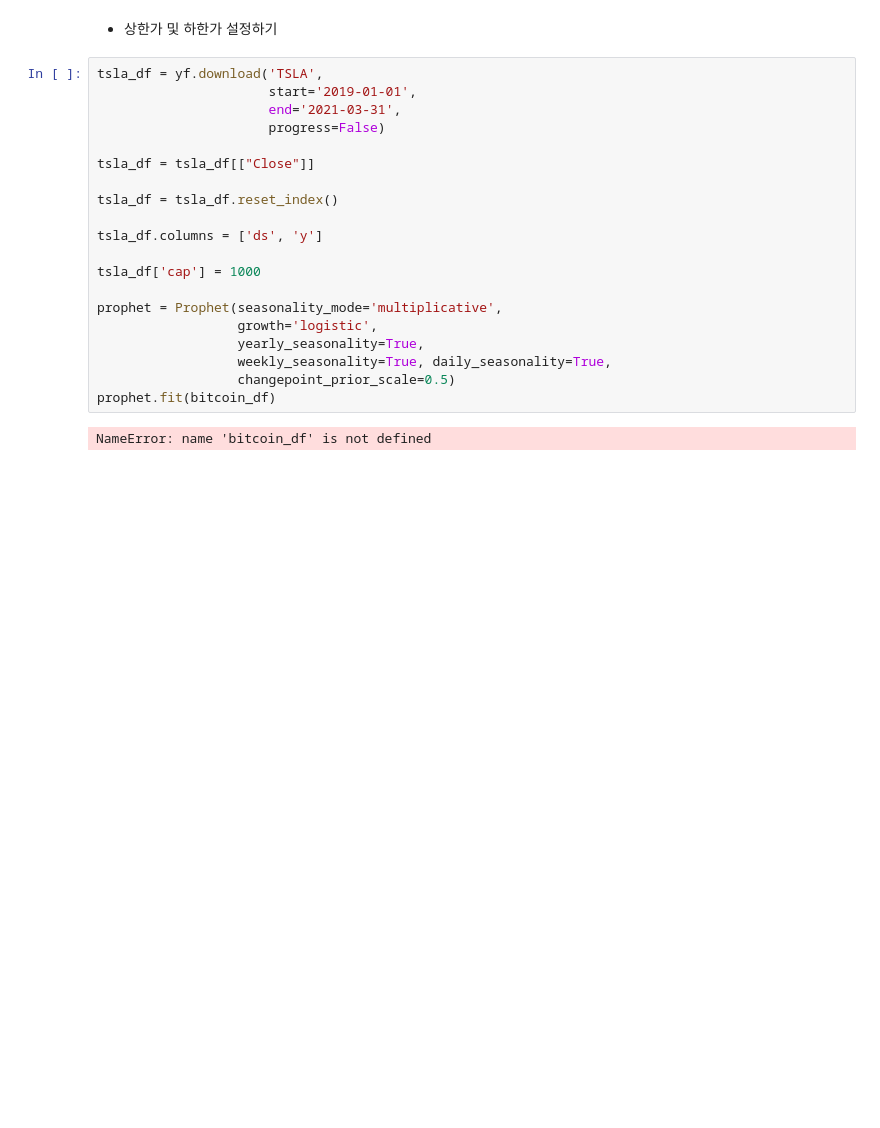
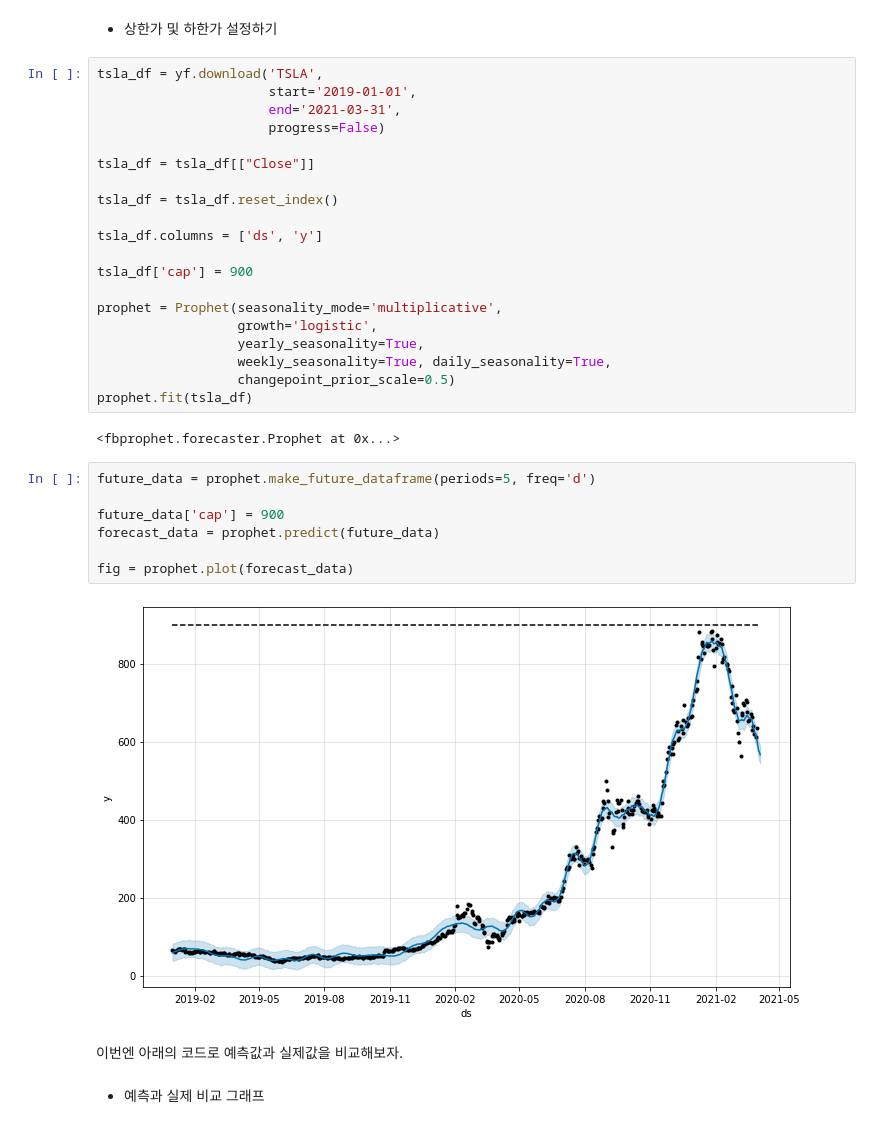
Before and after one commit to jaeyoon89/jaeyoon_study, a Jupyter notebook: tsla_data_analysis.ipynb, the cells around one changed output. Drawn from its saved outputs; the diff is of its cells as text; blank space fills up the shorter version.

Commit message:
tsla_data_analysis

```diff
--- a/tsla_data_analysis.ipynb
+++ b/tsla_data_analysis.ipynb
@@ -339,13 +339,26 @@ tsla_df = tsla_df.reset_index()
 
 tsla_df.columns = ['ds', 'y']
 
-tsla_df['cap'] = 1000
+tsla_df['cap'] = 900
 
 prophet = Prophet(seasonality_mode='multiplicative',
                   growth='logistic',
                   yearly_seasonality=True,
                   weekly_seasonality=True, daily_seasonality=True,
                   changepoint_prior_scale=0.5)
-prophet.fit(bitcoin_df)
+prophet.fit(tsla_df)
 # %% [output]
-NameError: name 'bitcoin_df' is not defined
+<fbprophet.forecaster.Prophet at 0x...>
+# %%
+future_data = prophet.make_future_dataframe(periods=5, freq='d')
+
+future_data['cap'] = 900
+forecast_data = prophet.predict(future_data)
+
+fig = prophet.plot(forecast_data)
+# %% [output]
+[figure, added]
+# %% [markdown]
+이번엔 아래의 코드로 예측값과 실제값을 비교해보자.
+# %% [markdown]
+- 예측과 실제 비교 그래프
```
Also changed, not shown: parts of 13 cells of this notebook.
